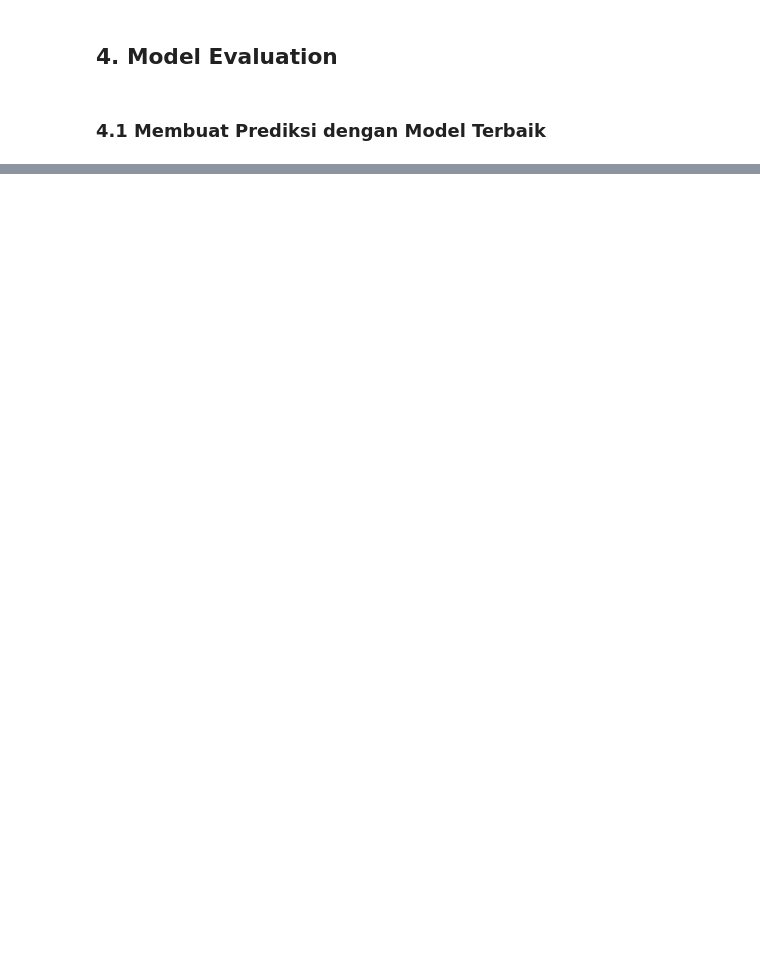
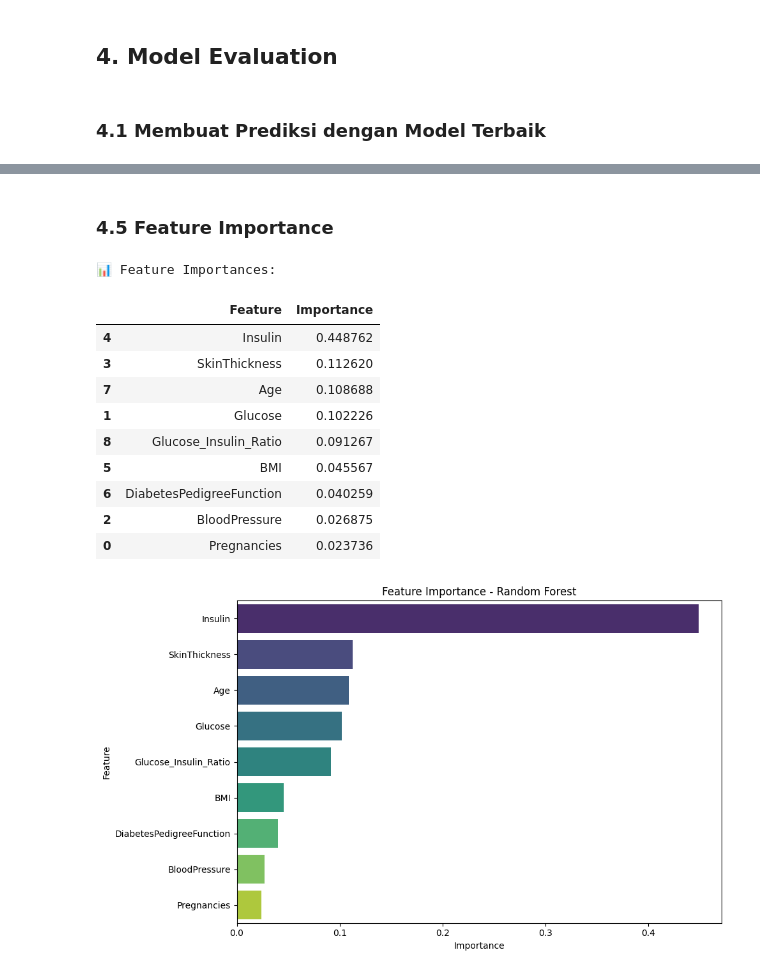
Before and after one commit to richalfajril/mlt-diabetes-prediction, a Jupyter notebook: MLT1_Diabetes_Prediction.ipynb, the cells around one changed output, grey strips where cells are left out. Drawn from its saved outputs; the diff is of its cells as text; code cells hidden in the pictures; blank space fills up the shorter version.

```diff
--- a/MLT1_Diabetes_Prediction.ipynb
+++ b/MLT1_Diabetes_Prediction.ipynb
@@ -1157,0 +1045,53 @@ else:
+# %% [markdown]
+### 4.5 Feature Importance
+# %%
+if hasattr(final_model, 'feature_importances_'):
+    # Dapatkan feature importances dari model terbaik
+    feature_importances = final_model.feature_importances_
+
+    # Buat DataFrame untuk visualisasi
+    features_df = pd.DataFrame({
+        'Feature': X.columns,
+        'Importance': feature_importances
+    })
+
+    # Urutkan berdasarkan Importance
+    features_df = features_df.sort_values(by='Importance', ascending=False)
+
+    # Tampilkan feature importances
+    print("📊 Feature Importances:\n")
+    display(features_df)
+
+    # Visualisasikan feature importances
+    plt.figure(figsize=(10, 6))
+    sns.barplot(x='Importance', y='Feature', data=features_df, palette='viridis')
+    plt.title(f'Feature Importance - {best_model_name}')
+    plt.xlabel('Importance')
+    plt.ylabel('Feature')
+    plt.tight_layout()
+    plt.show()
+elif hasattr(final_model, 'coef_'):
+    print(f"Model {best_model_name} memiliki atribut 'coef_' bukan 'feature_importances_'.")
+    print("Feature importances untuk model linear:")
+    coef_df = pd.DataFrame({
+        'Feature': X.columns,
+        'Coefficient': final_model.coef_[0] if final_model.coef_.ndim > 1 else final_model.coef_
+    })
+    coef_df = coef_df.sort_values(by='Coefficient', ascending=False)
+    display(coef_df)
+else:
+    print(f"Model {best_model_name} tidak memiliki atribut feature_importances_ atau coef_.")
+    print("Tidak dapat menampilkan feature importance.")
+# %% [output]
+📊 Feature Importances:
+|  | Feature | Importance |
+| 4 | Insulin | 0.448762 |
+| 3 | SkinThickness | 0.112620 |
+| 7 | Age | 0.108688 |
+| 1 | Glucose | 0.102226 |
+| 8 | Glucose_Insulin_Ratio | 0.091267 |
+| 5 | BMI | 0.045567 |
+| 6 | DiabetesPedigreeFunction | 0.040259 |
+| 2 | BloodPressure | 0.026875 |
+| 0 | Pregnancies | 0.023736 |
+[figure, added]
```
Also changed, not shown: parts of 35 cells of this notebook, 9 other files.
